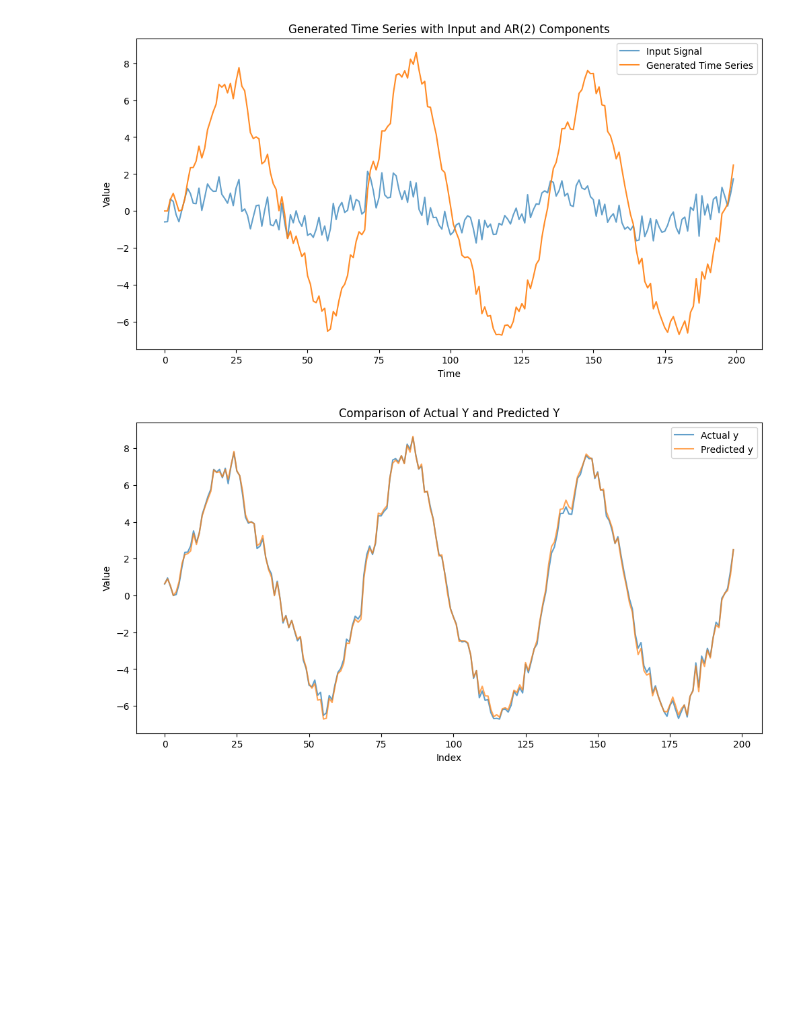
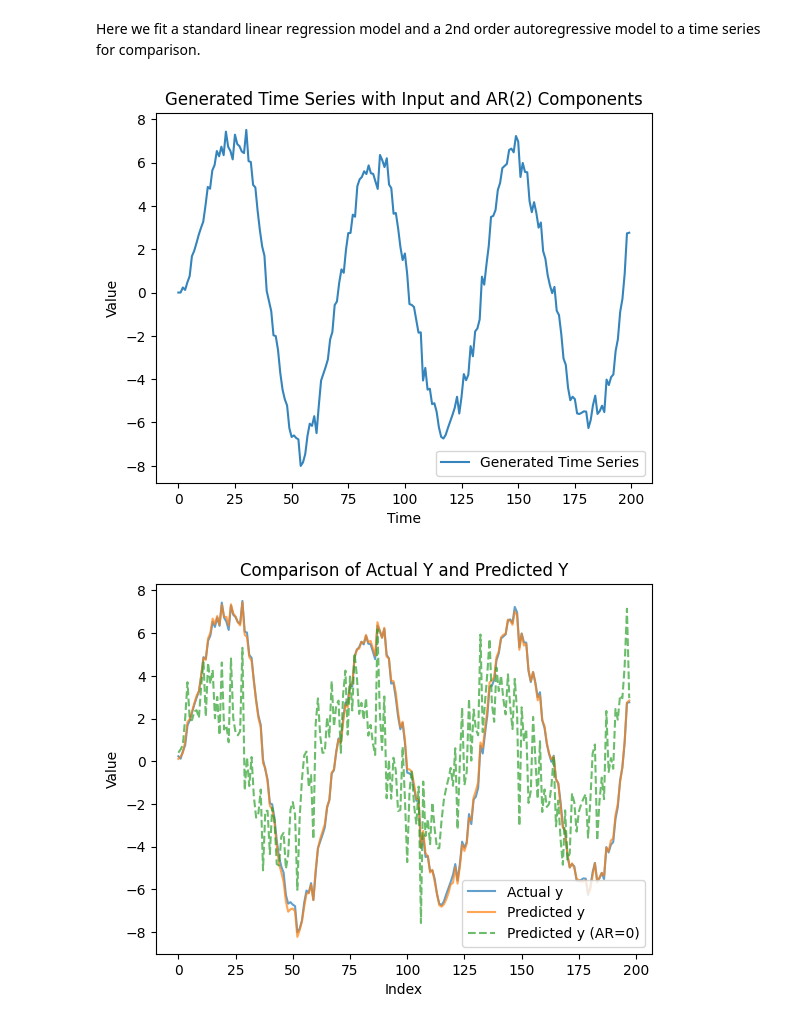
Before and after one commit to plgreenLIRU/ARX, a Jupyter notebook: examples/example1_linear.ipynb, the cells around one changed output. Drawn from its saved outputs; the diff is of its cells as text; code cells hidden in the pictures; blank space fills up the shorter version.

Commit message:
Zero AR components (#20)
* example 1 now includes comparison with AR=0

* tidying up example 1

* simplifying example 2

* Bayes implementation runs with AR=0

* updating version

```diff
--- a/examples/example1_linear.ipynb
+++ b/examples/example1_linear.ipynb
@@ -1,41 +1,35 @@
+# %% [markdown]
+Here we fit a standard linear regression model and a 2nd order autoregressive model to a time series for comparison.
 # %%
 import numpy as np
 import pandas as pd
 import matplotlib.pyplot as plt
 
 # Parameters
 n = 200  # Number of time steps
 phi1 = 0.6  # Coefficient for AR(1)
 phi2 = 0.3  # Coefficient for AR(2)
 sigma = 0.1  # Standard deviation of noise
 
 # Generate input signal
 input_signal = np.sin(np.linspace(0, 20, n)) + np.random.normal(0, 0.5, n)
 
 # Initialize time series
 time_series = np.zeros(n)
 
 # Generate time series with AR(2) components
 for t in range(2, n):
     time_series[t] = phi1 * time_series[t-1] + phi2 * time_series[t-2] + input_signal[t] + np.random.normal(0, sigma)
 
-# Create a DataFrame for visualization
-df = pd.DataFrame({
-    'Time': np.arange(n),
-    'Input': input_signal,
-    'Time Series': time_series
-})
-
 # Plot the time series
-plt.figure(figsize=(12, 6))
-plt.plot(df['Time'], df['Input'], label='Input Signal', alpha=0.7)
-plt.plot(df['Time'], df['Time Series'], label='Generated Time Series', alpha=0.9)
+plt.figure()
+plt.plot(time_series, label='Generated Time Series', alpha=0.9)
 plt.legend()
 plt.title('Generated Time Series with Input and AR(2) Components')
 plt.xlabel('Time')
 plt.ylabel('Value')
 plt.show()
 # %% [output]
-[figure, old version]
+[figure, new version]
 # %%
 from ARX.Regressors import Linear
@@ -55,12 +54,13 @@ y0 = y[:model.N_AR]
 y_pred = model.predict(X[model.N_AR:, :], y0=y0)
 # %%
-plt.figure(figsize=(12, 6))
+plt.figure()
 plt.plot(y[model.N_AR:], label='Actual y', alpha=0.7)
 plt.plot(y_pred, label='Predicted y', alpha=0.7)
+plt.plot(y_pred0, label='Predicted y (AR=0)', linestyle='--', alpha=0.7)
 plt.legend()
 plt.title('Comparison of Actual Y and Predicted Y')
 plt.xlabel('Index')
 plt.ylabel('Value')
 plt.show()
 # %% [output]
-[figure, old version]
+[figure, new version]
```
Also changed, not shown: parts of 1 cell of this notebook, 2 other files.
